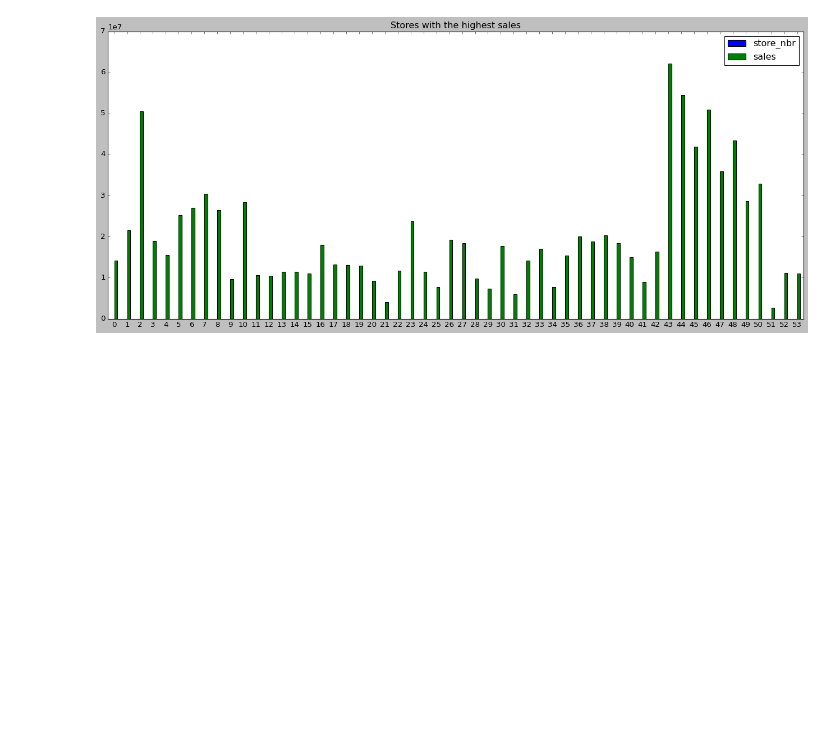
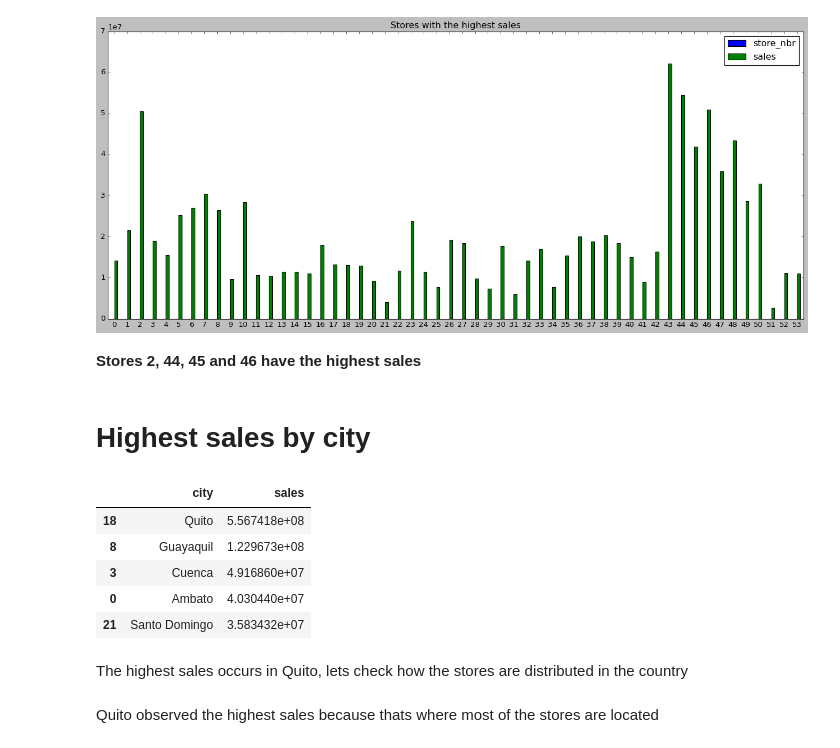
Before and after one commit to penscola/LP2-Regression-Project, a Jupyter notebook: Time_Series.ipynb, the cells around one changed output. Drawn from its saved outputs; the diff is of its cells as text; code cells hidden in the pictures; blank space fills up the shorter version.

```diff
--- a/Time_Series.ipynb
+++ b/Time_Series.ipynb
@@ -1046,3 +1035,26 @@ store_grp.plot(kind="bar",figsize=(20,8),title="Stores with the highest sales");
 plt.xticks(rotation=0);
 # %% [output]
 [figure]
+# %% [markdown]
+<b>Stores 2, 44, 45 and 46 have the highest sales<b>
+# %% [markdown]
+# Highest sales by city
+# %%
+
+#make a copy of train df and reset index
+df=df_train.copy().reset_index()
+#merge store and train datasets on store_nbr
+store_train_df=pd.merge(df_train,df_stores,on="store_nbr")
+#group by city
+city_grp=store_train_df.groupby("city", as_index=False)["sales"].sum()
+#Print top 5 cities
+city_grp.sort_values(by="sales",ascending=False,inplace=True)
+
+city_grp.head()
+# %% [output]
+|  | city | sales |
+| 18 | Quito | 5.567418e+08 |
+| 8 | Guayaquil | 1.229673e+08 |
+| 3 | Cuenca | 4.916860e+07 |
+| 0 | Ambato | 4.030440e+07 |
+| 21 | Santo Domingo | 3.583432e+07 |
@@ -1048,0 +1068,2 @@ plt.xticks(rotation=0);
+# %% [markdown]
+The highest sales occurs in Quito, lets check how the stores are distributed in the country
@@ -1048,0 +1075,2 @@ plt.xticks(rotation=0);
+# %% [markdown]
+Quito observed the highest sales because thats where most of the stores are located
```
Also changed, not shown: parts of 11 cells of this notebook.
